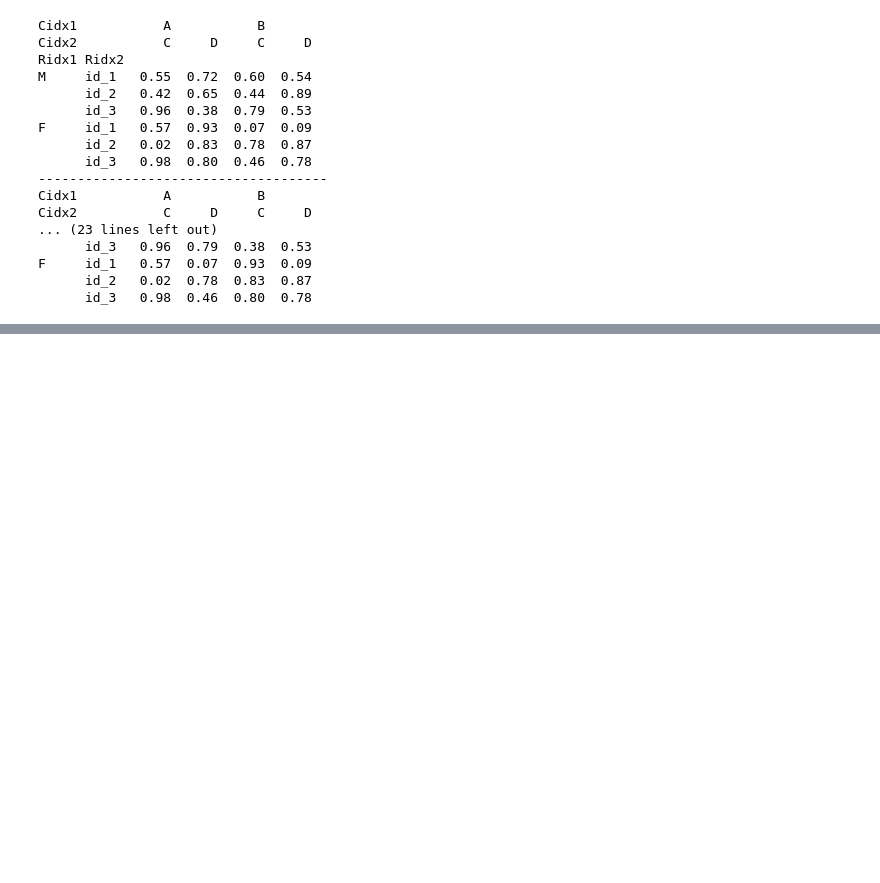
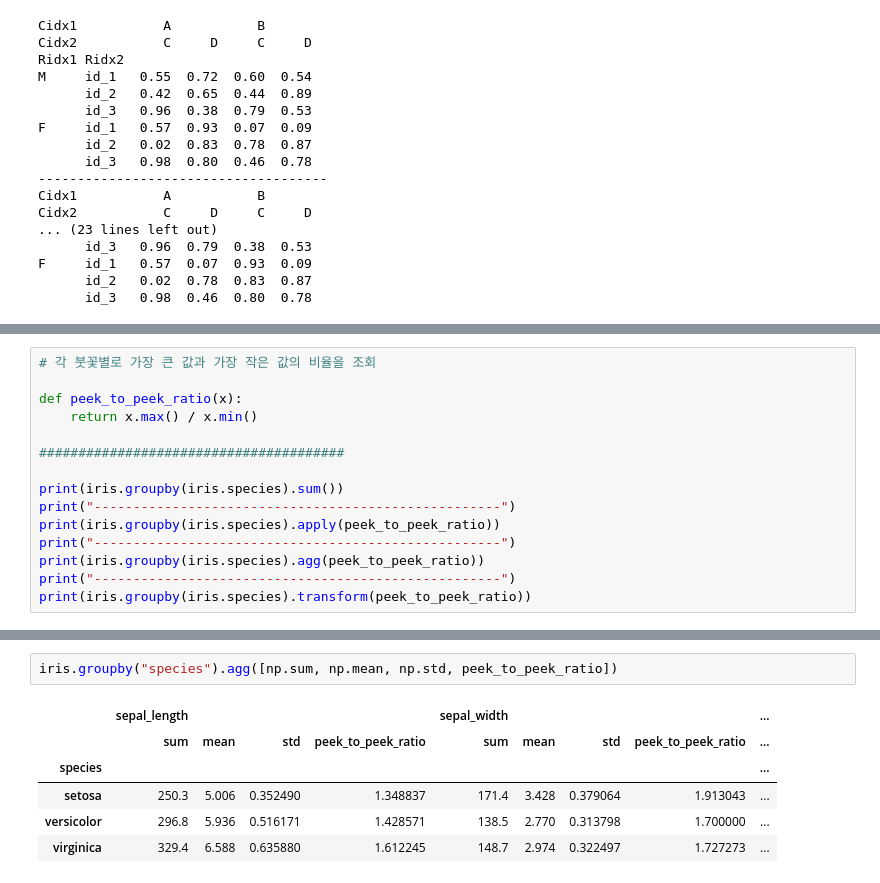
Before and after one commit to dbstj032207/Python, a Jupyter notebook: Analysis/2-pandas.ipynb, the cells around one changed output, grey strips where cells are left out. Cells and saved outputs as stored; diff of their text form; blank space fills up the shorter version.

```diff
--- a/Analysis/2-pandas.ipynb
+++ b/Analysis/2-pandas.ipynb
@@ -1385,0 +1809,15 @@ df_score1
+# %%
+# 각 붓꽃별로 가장 큰 값과 가장 작은 값의 비율을 조회
+
+def peek_to_peek_ratio(x):
+    return x.max() / x.min()
+
+#######################################
+
+print(iris.groupby(iris.species).sum())
+print("----------------------------------------------------")
+print(iris.groupby(iris.species).apply(peek_to_peek_ratio))
+print("----------------------------------------------------")
+print(iris.groupby(iris.species).agg(peek_to_peek_ratio))
+print("----------------------------------------------------")
+print(iris.groupby(iris.species).transform(peek_to_peek_ratio))
@@ -1385,0 +1900,9 @@ df_score1
+# %%
+iris.groupby("species").agg([np.sum, np.mean, np.std, peek_to_peek_ratio])
+# %% [output]
+|  | sepal_length |  |  |  | sepal_width |  |  |  | ... |
+|  | sum | mean | std | peek_to_peek_ratio | sum | mean | std | peek_to_peek_ratio | ... |
+| species |  |  |  |  |  |  |  |  | ... |
+| setosa | 250.3 | 5.006 | 0.352490 | 1.348837 | 171.4 | 3.428 | 0.379064 | 1.913043 | ... |
+| versicolor | 296.8 | 5.936 | 0.516171 | 1.428571 | 138.5 | 2.770 | 0.313798 | 1.700000 | ... |
+| virginica | 329.4 | 6.588 | 0.635880 | 1.612245 | 148.7 | 2.974 | 0.322497 | 1.727273 | ... |
```
Also changed, not shown: parts of 42 cells of this notebook, 2 other files.
